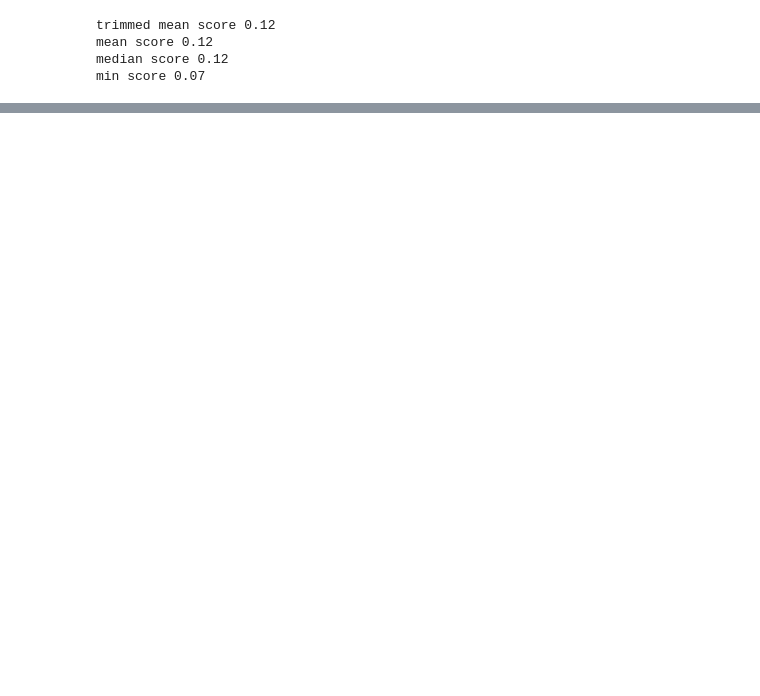
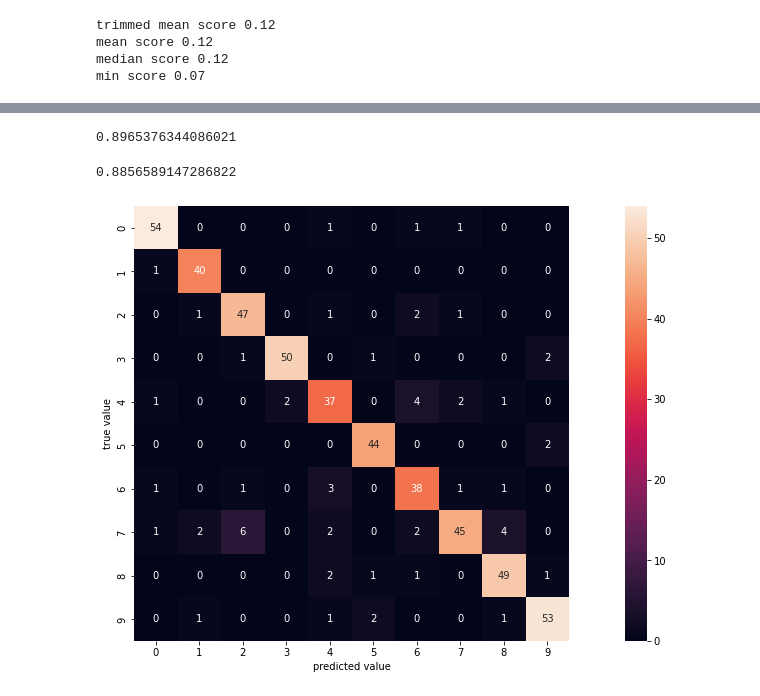
Before and after one commit to S4b3/Sign-Language-Digits-Recognition, a Jupyter notebook: main.ipynb, the cells around one changed output, grey strips where cells are left out. Drawn from its saved outputs; the diff is of its cells as text; code cells hidden in the pictures; blank space fills up the shorter version.

```diff
--- a/main.ipynb
+++ b/main.ipynb
@@ -747,0 +989,28 @@ for i in range(len(likelihoods)):
+# %%
+XtrainGauss, XtestGauss, Ytrain, Ytest = train_test_split(Xgauss, Y)
+# %%
+# gamma and C are hyperparameters
+
+svc = svm.SVC(gamma = 'scale', C = 100)
+svc.fit(XtrainGauss , Ytrain)  # predict on test data
+score = cross_val_score(svc, XtrainGauss, Ytrain, cv=50, n_jobs = AVAILABLE_CPU)
+score.mean()
+# %% [output]
+0.8965376344086021
+# %%
+Ymodel = svc.predict(XtestGauss)
+mat = confusion_matrix(Ytest, Ymodel)
+acc = accuracy_score(Ytest, Ymodel)
+acc
+# %% [output]
+0.8856589147286822
+# %%
+mat = confusion_matrix(Ytest, Ymodel)
+# %%
+import seaborn as sns
+
+sns.heatmap(mat, square=True, annot=True, cbar=True)
+plt.xlabel('predicted value')
+plt.ylabel('true value');
+# %% [output]
+[figure, added]
```
Also changed, not shown: parts of 41 cells of this notebook.
